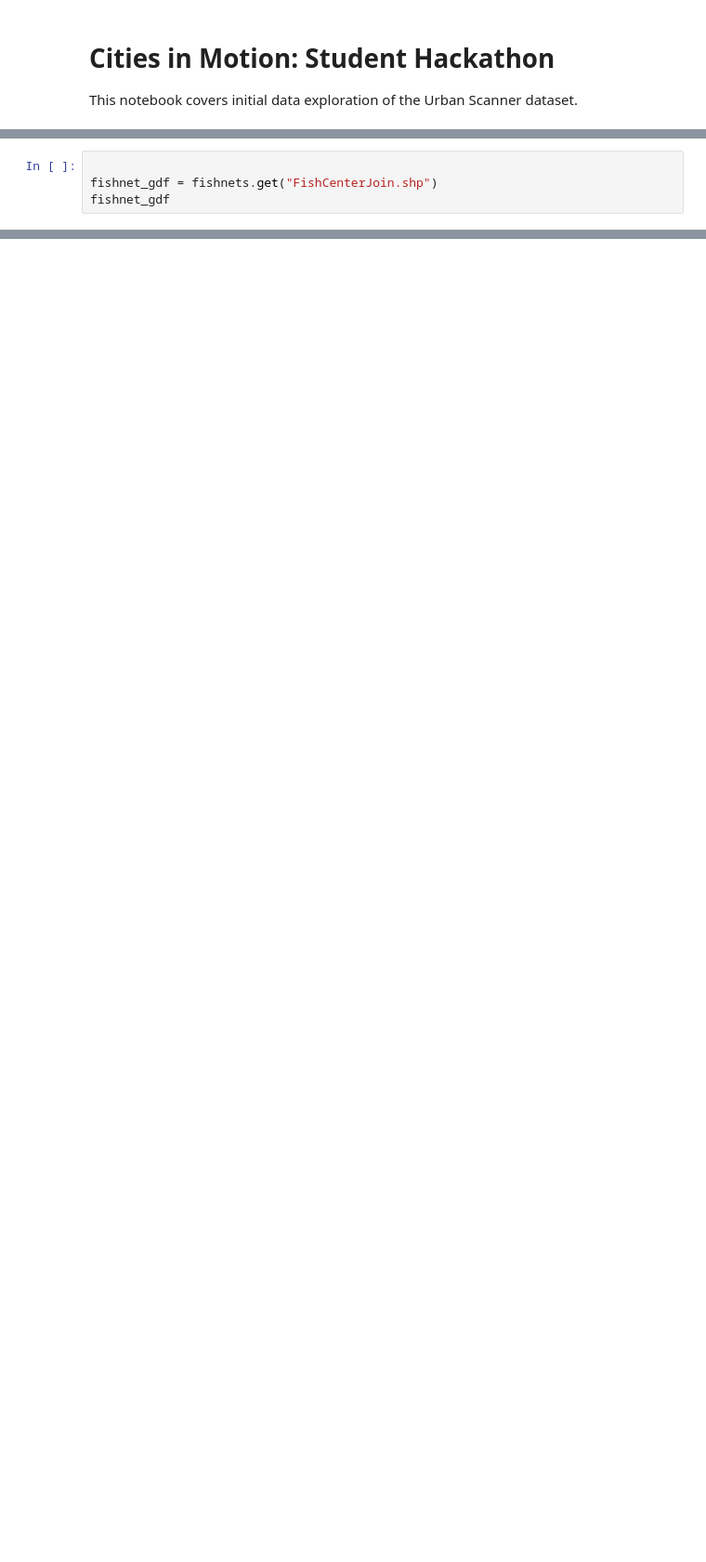
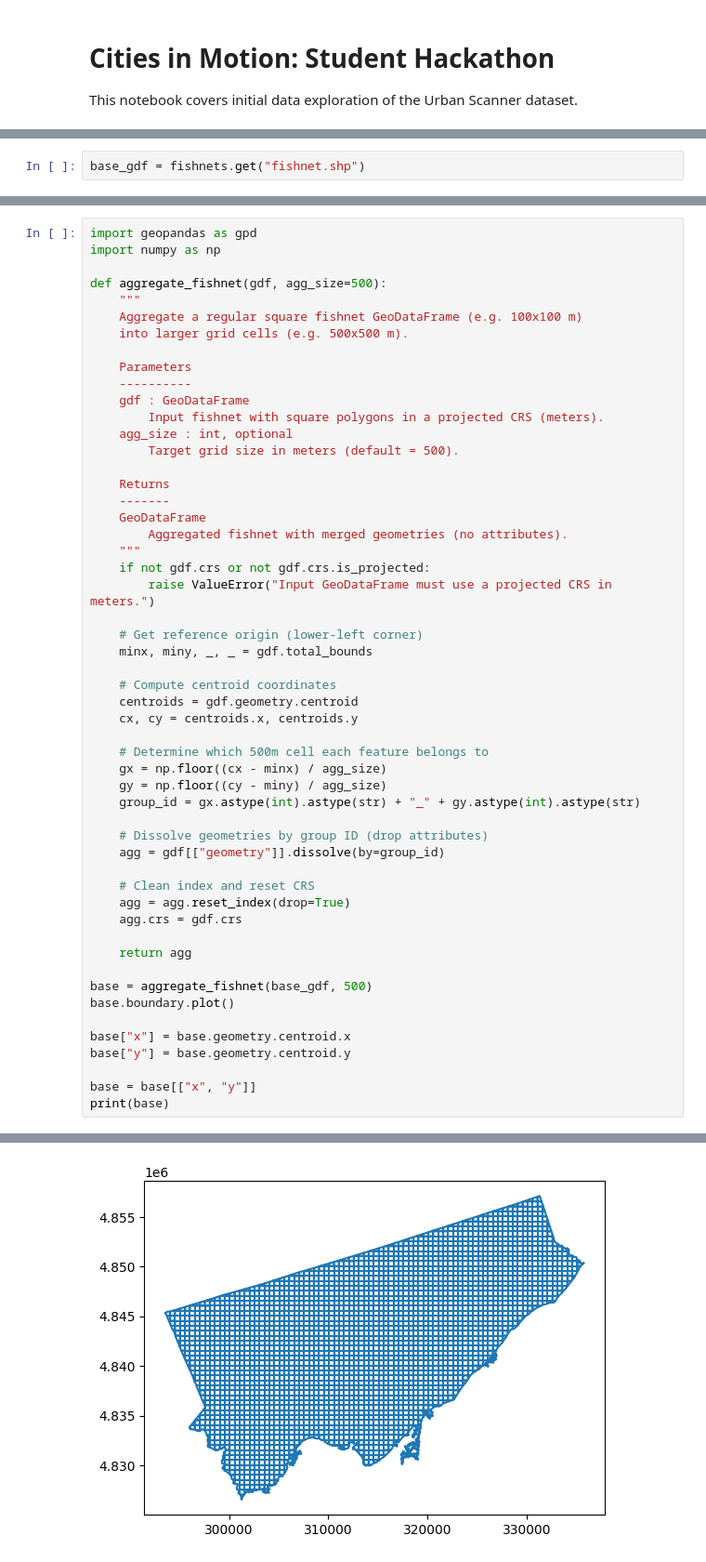
Before and after one commit to isalva2/CIM_UrbanScanner, a Jupyter notebook: notebooks/isaac_working.ipynb, the cells around one changed output, grey strips where cells are left out. Shown at 93% size. Drawn from its saved outputs; the diff is of its cells as text; blank space fills up the shorter version.

```diff
--- a/notebooks/isaac_working.ipynb
+++ b/notebooks/isaac_working.ipynb
@@ -22,4 +66,2 @@ drove_on = read_drove_on()
 # %%
-
-fishnet_gdf = fishnets.get("FishCenterJoin.shp")
-fishnet_gdf
+base_gdf = fishnets.get("fishnet.shp")
@@ -145,0 +68,54 @@ plt.show()
+# %%
+import geopandas as gpd
+import numpy as np
+
+def aggregate_fishnet(gdf, agg_size=500):
+    """
+    Aggregate a regular square fishnet GeoDataFrame (e.g. 100x100 m)
+    into larger grid cells (e.g. 500x500 m).
+
+    Parameters
+    ----------
+    gdf : GeoDataFrame
+        Input fishnet with square polygons in a projected CRS (meters).
+    agg_size : int, optional
+        Target grid size in meters (default = 500).
+
+    Returns
+    -------
+    GeoDataFrame
+        Aggregated fishnet with merged geometries (no attributes).
+    """
+    if not gdf.crs or not gdf.crs.is_projected:
+        raise ValueError("Input GeoDataFrame must use a projected CRS in meters.")
+
+    # Get reference origin (lower-left corner)
+    minx, miny, _, _ = gdf.total_bounds
+
+    # Compute centroid coordinates
+    centroids = gdf.geometry.centroid
+    cx, cy = centroids.x, centroids.y
+
+    # Determine which 500m cell each feature belongs to
+    gx = np.floor((cx - minx) / agg_size)
+    gy = np.floor((cy - miny) / agg_size)
+    group_id = gx.astype(int).astype(str) + "_" + gy.astype(int).astype(str)
+
+    # Dissolve geometries by group ID (drop attributes)
+    agg = gdf[["geometry"]].dissolve(by=group_id)
+
+    # Clean index and reset CRS
+    agg = agg.reset_index(drop=True)
+    agg.crs = gdf.crs
+
+    return agg
+
+base = aggregate_fishnet(base_gdf, 500)
+base.boundary.plot()
+
+base["x"] = base.geometry.centroid.x
+base["y"] = base.geometry.centroid.y
+
+base = base[["x", "y"]]
+print(base)
+# %% [output]
@@ -145,0 +136 @@ plt.show()
+[figure, added]
```
Also changed, not shown: parts of 20 cells of this notebook, 9 other files.
